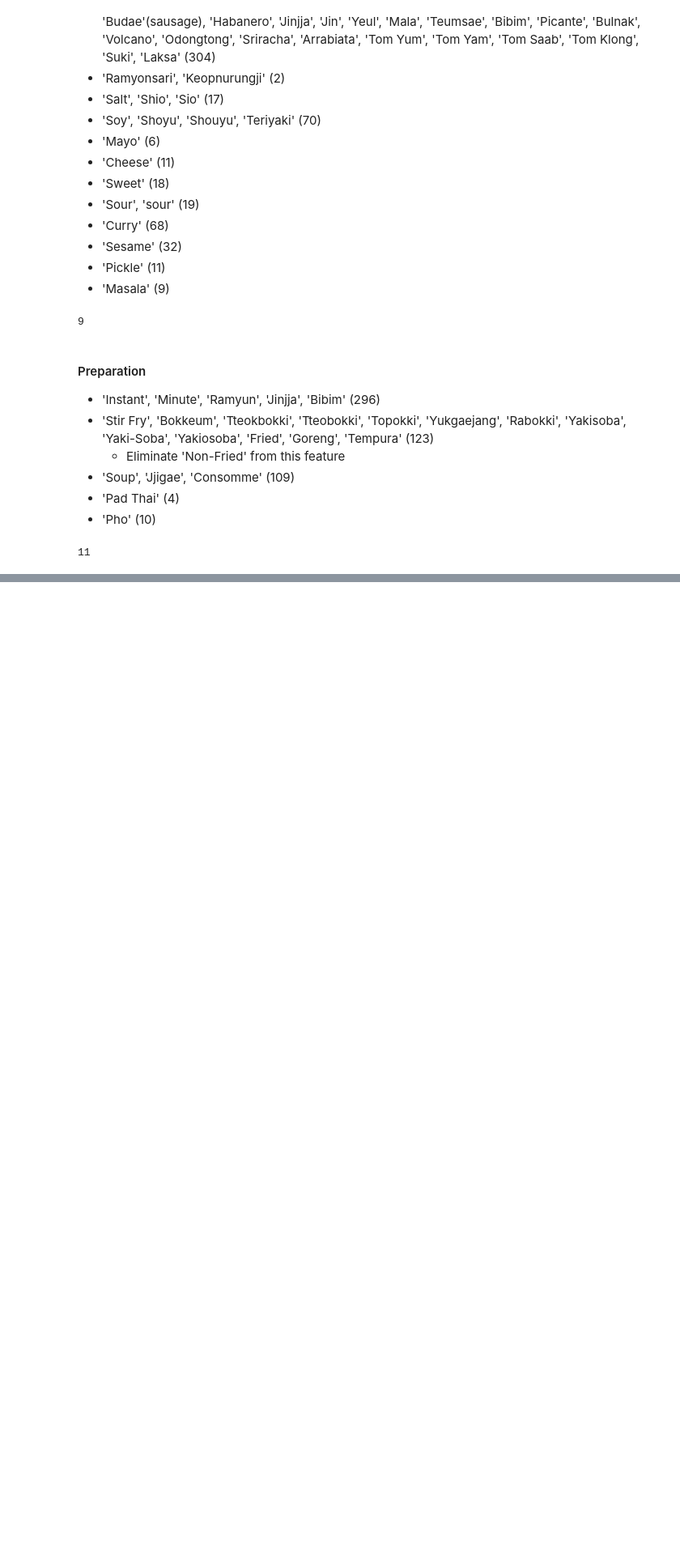
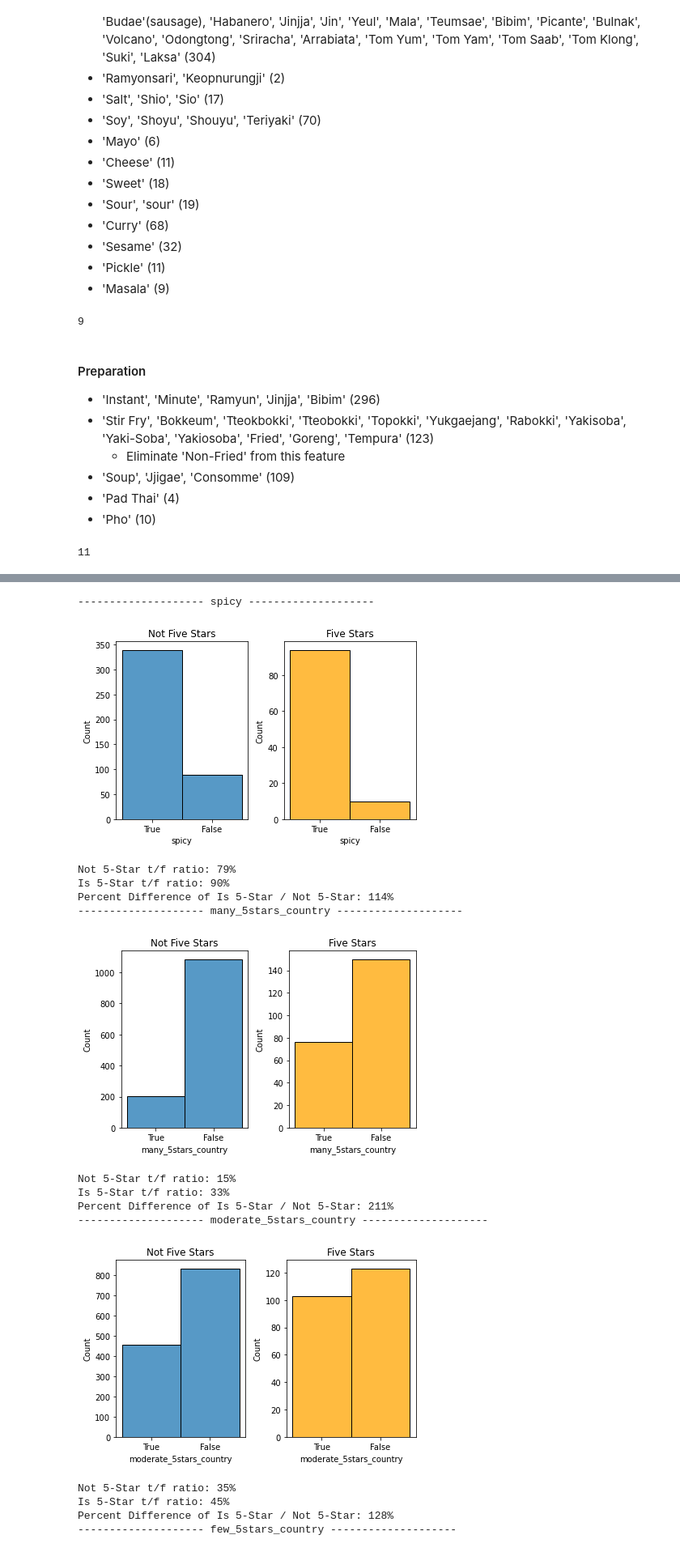
Before and after one commit to JacobPaxton/ramen-classification, a Jupyter notebook: explore.ipynb, the cells around one changed output, grey strips where cells are left out. Shown at 81% size. Drawn from its saved outputs; the diff is of its cells as text; code cells hidden in the pictures; blank space fills up the shorter version.

Commit message:
finalize exploration, features

```diff
--- a/explore.ipynb
+++ b/explore.ipynb
@@ -368,4 +365,4 @@ test_df = test_df.apply(lambda row: noodle_type_mapper(row, keywords, new_value)
 # buckwheat
 keywords = ['Buckwheat', 'Soba']
 new_value = 'buckwheat'
-test_df = test_df.apply(lambda row: noodle_type_mapper(row, keywords, new_value), axis=1)
+train = train.apply(lambda row: noodle_type_mapper(row, keywords, new_value), axis=1)
@@ -550,0 +844,8 @@ Name: fried, dtype: int64
+# %%
+# make list of final flavors
+final_flavors = ['curry', 'chicken', 'crustacean', 'beef', 'sesame', 'pork']
+
+# make three brackets based on 5-star proportion
+high_percent_5star = ['curry', 'sesame']
+mid_percent_5star = ['pork', 'crustacean']
+low_percent_5star = ['chicken', 'beef']
@@ -550,0 +854,9 @@ Name: fried, dtype: int64
+# %%
+# high bracket
+train['many_5stars_flavor'] = train.flavor.str.contains('|'.join(high_percent_5star))
+# medium bracket
+train['moderate_5stars_flavor'] = train.flavor.str.contains('|'.join(mid_percent_5star))
+# low bracket
+train['few_5stars_flavor'] = train.flavor.str.contains('|'.join(low_percent_5star))
+# unknown bracket
+train['unknown_5stars_flavor'] = train.flavor.str.contains('|'.join(final_flavors)) == False
@@ -550,0 +865,3 @@ Name: fried, dtype: int64
+# %%
+# drop redundant flavor column
+train.drop(columns='flavor', inplace=True)
@@ -550,0 +871,40 @@ Name: fried, dtype: int64
+# %%
+# iterate through each non-target feature
+for col in train.columns[1:]:
+    # create samples based on 5-star and not 5-star reviews
+    col_not_5star = train[train.five_stars == 'False'][col].dropna().astype('str')
+    col_is_5star = train[train.five_stars == 'True'][col].dropna().astype('str')
+    # viz header
+    print('-'*20, col, '-'*20)
+    # visualization
+    plt.subplot(121) # Observations without five_stars (left charts)
+    plt.title('Not Five Stars')
+    sns.histplot(col_not_5star.sort_values(ascending=False))
+    plt.subplot(122) # Observations with five_stars (right charts)
+    plt.title('Five Stars')
+    sns.histplot(col_is_5star.sort_values(ascending=False), color='#ffa500')
+    plt.tight_layout()
+    plt.show()
+    not_5star_ratio = (col_not_5star == "True").sum() / col_not_5star.shape[0]
+    is_5star_ratio = (col_is_5star == "True").sum() / col_is_5star.shape[0]
+    percent_difference = is_5star_ratio / not_5star_ratio
+    print(f'Not 5-Star t/f ratio: {int(not_5star_ratio * 100)}%')
+    print(f'Is 5-Star t/f ratio: {int(is_5star_ratio * 100)}%')
+    print(f'Percent Difference of Is 5-Star / Not 5-Star: {int(percent_difference * 100)}%')
+# %% [output]
+-------------------- spicy --------------------
+[figure, added]
+Not 5-Star t/f ratio: 79%
+Is 5-Star t/f ratio: 90%
+Percent Difference of Is 5-Star / Not 5-Star: 114%
+-------------------- many_5stars_country --------------------
+[figure, added]
+Not 5-Star t/f ratio: 15%
+Is 5-Star t/f ratio: 33%
+Percent Difference of Is 5-Star / Not 5-Star: 211%
+-------------------- moderate_5stars_country --------------------
+[figure, added]
+Not 5-Star t/f ratio: 35%
+Is 5-Star t/f ratio: 45%
+Percent Difference of Is 5-Star / Not 5-Star: 128%
+-------------------- few_5stars_country --------------------
```
Also changed, not shown: parts of 101 cells of this notebook.
